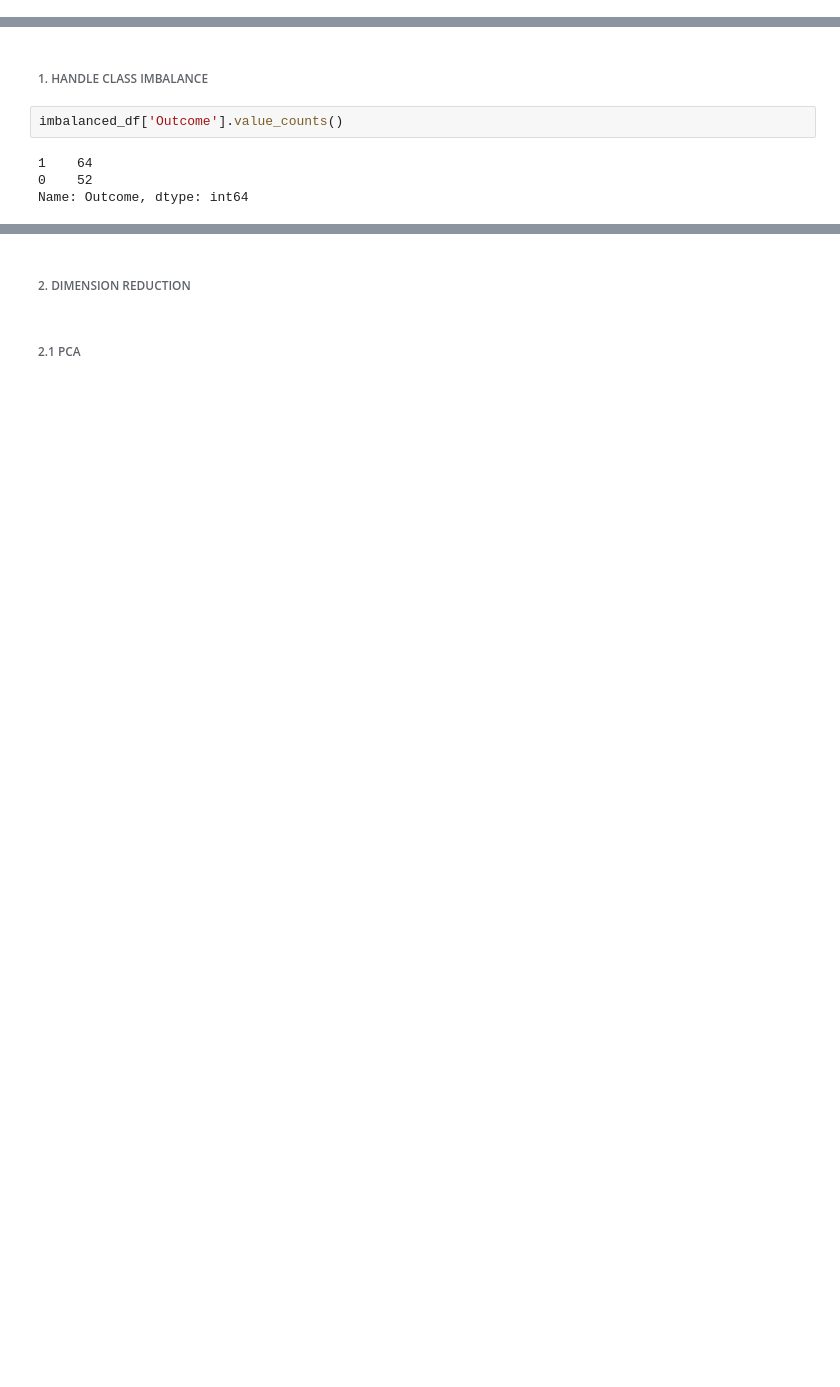
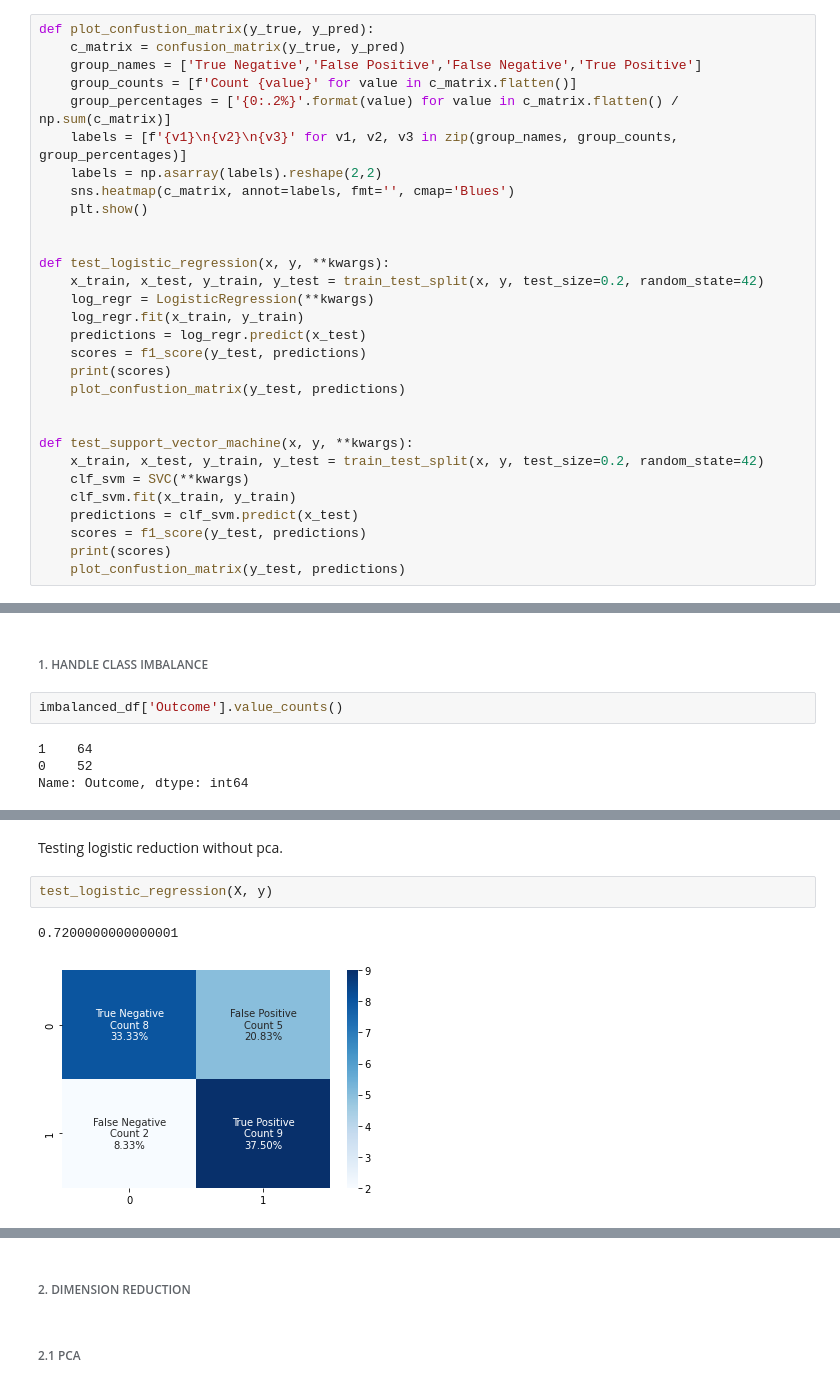
Before and after one commit to AntonMaxen/applied-ai, a Jupyter notebook: assignment_2/classification_vg.ipynb, the cells around one changed output, grey strips where cells are left out. Cells and saved outputs as stored; diff of their text form; blank space fills up the shorter version.

```diff
--- a/assignment_2/classification_vg.ipynb
+++ b/assignment_2/classification_vg.ipynb
@@ -16,3 +19,33 @@ from sklearn.preprocessing import StandardScaler
+# %%
+def plot_confustion_matrix(y_true, y_pred):
+    c_matrix = confusion_matrix(y_true, y_pred)
+    group_names = ['True Negative','False Positive','False Negative','True Positive']
+    group_counts = [f'Count {value}' for value in c_matrix.flatten()]
+    group_percentages = ['{0:.2%}'.format(value) for value in c_matrix.flatten() / np.sum(c_matrix)]
+    labels = [f'{v1}\n{v2}\n{v3}' for v1, v2, v3 in zip(group_names, group_counts, group_percentages)]
+    labels = np.asarray(labels).reshape(2,2)
+    sns.heatmap(c_matrix, annot=labels, fmt='', cmap='Blues')
+    plt.show()
+
+
+def test_logistic_regression(x, y, **kwargs):
+    x_train, x_test, y_train, y_test = train_test_split(x, y, test_size=0.2, random_state=42)
+    log_regr = LogisticRegression(**kwargs)
+    log_regr.fit(x_train, y_train)
+    predictions = log_regr.predict(x_test)
+    scores = f1_score(y_test, predictions)
+    print(scores)
+    plot_confustion_matrix(y_test, predictions)
+
+
+def test_support_vector_machine(x, y, **kwargs):
+    x_train, x_test, y_train, y_test = train_test_split(x, y, test_size=0.2, random_state=42)
+    clf_svm = SVC(**kwargs)
+    clf_svm.fit(x_train, y_train)
+    predictions = clf_svm.predict(x_test)
+    scores = f1_score(y_test, predictions)
+    print(scores)
+    plot_confustion_matrix(y_test, predictions)
 # %% [markdown]
 #### READ DATA
 # %%
@@ -65,0 +99,7 @@ balanced_df.shape
+# %% [markdown]
+Testing logistic reduction without pca.
+# %%
+test_logistic_regression(X, y)
+# %% [output]
+0.7200000000000001
+[figure, added]
```
Also changed, not shown: parts of 21 cells of this notebook, 1 other file.
